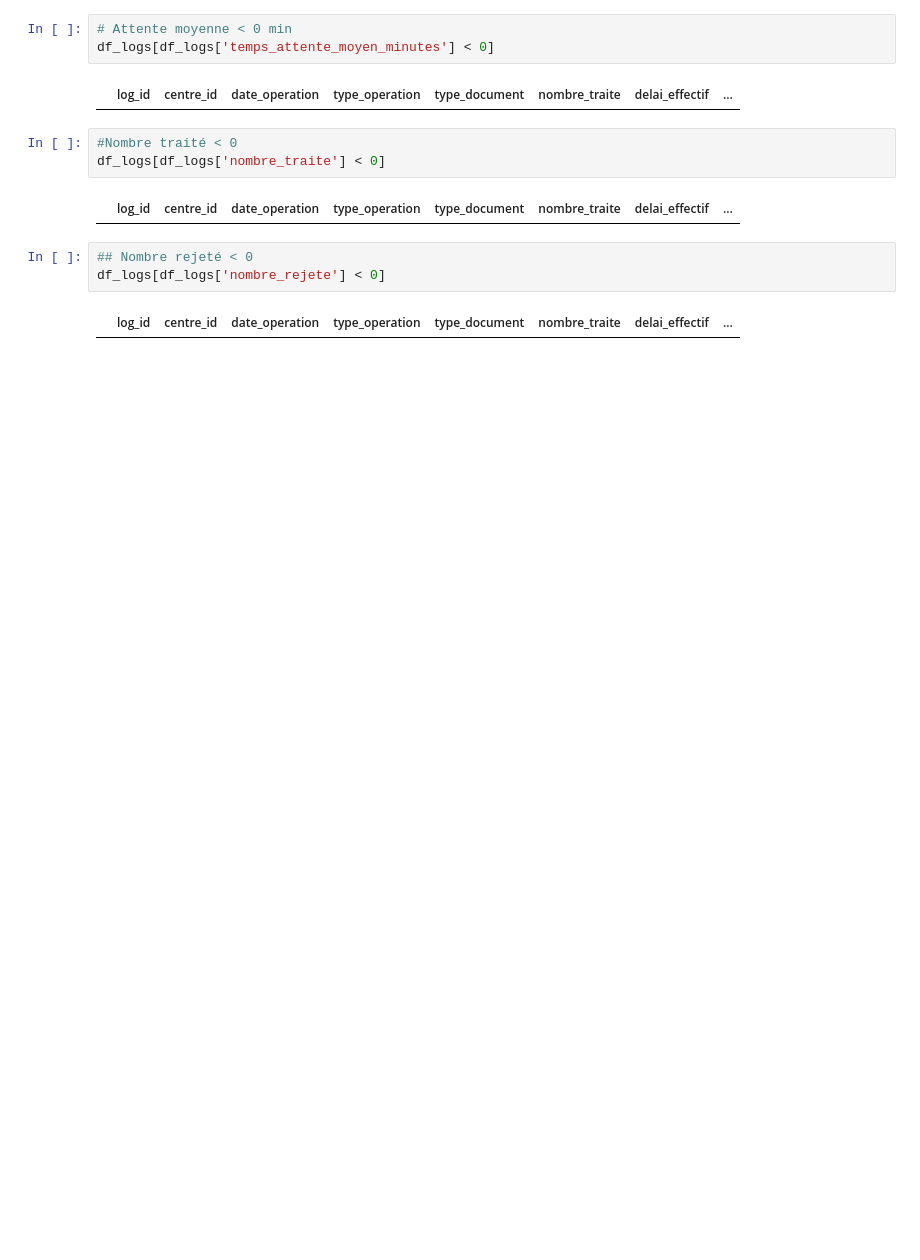
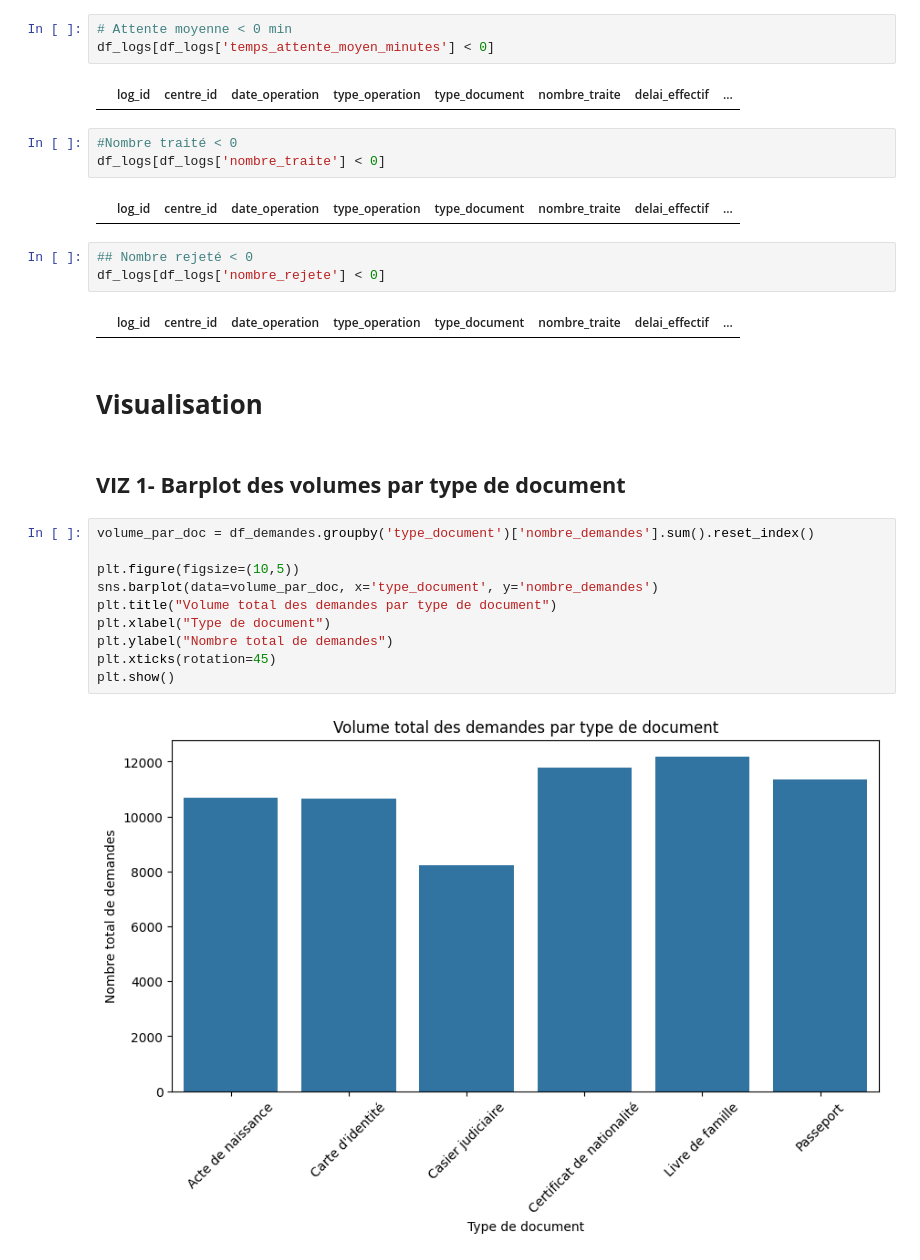
Before and after one commit to jgbedevi/test_technique_analyste, a Jupyter notebook: notebooks/Untitled.ipynb, the cells around one changed output. Saved outputs shown, nothing was run; the diff lists cells and outputs as text; blank space fills up the shorter version.

```diff
--- a/notebooks/Untitled.ipynb
+++ b/notebooks/Untitled.ipynb
@@ -1358,3 +1443,19 @@ df_logs[df_logs['nombre_traite'] < 0]
 df_logs[df_logs['nombre_rejete'] < 0]
 # %% [output]
 |  | log_id | centre_id | date_operation | type_operation | type_document | nombre_traite | delai_effectif | ... |
+# %% [markdown]
+# **Visualisation**
+# %% [markdown]
+## **VIZ 1- Barplot des volumes par type de document**
+# %%
+volume_par_doc = df_demandes.groupby('type_document')['nombre_demandes'].sum().reset_index()
+
+plt.figure(figsize=(10,5))
+sns.barplot(data=volume_par_doc, x='type_document', y='nombre_demandes')
+plt.title("Volume total des demandes par type de document")
+plt.xlabel("Type de document")
+plt.ylabel("Nombre total de demandes")
+plt.xticks(rotation=45)
+plt.show()
+# %% [output]
+[figure, added]
```
Also changed, not shown: parts of 29 cells of this notebook.
